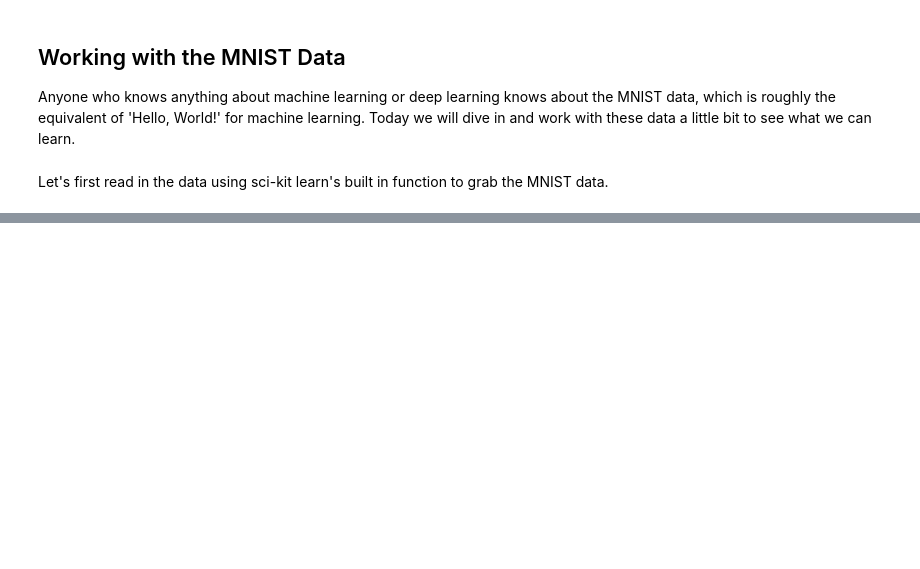
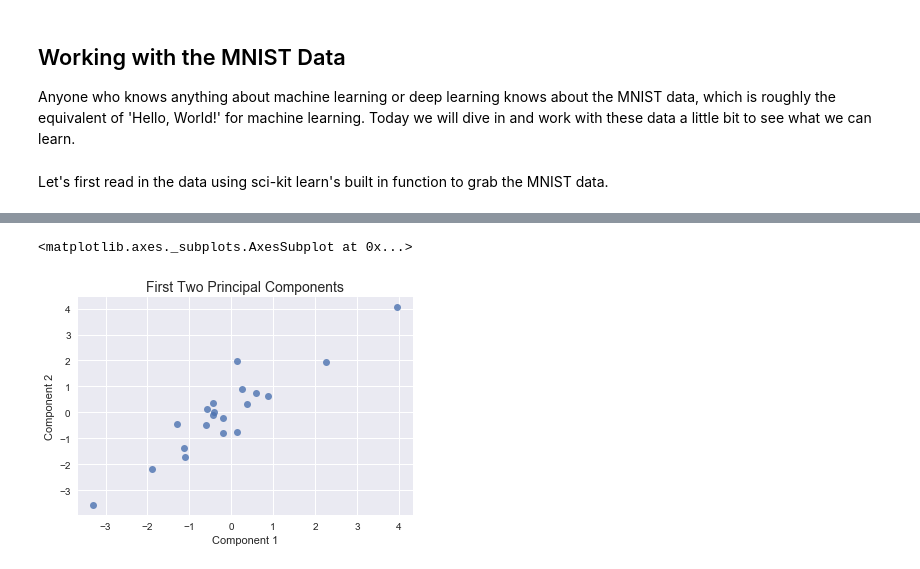
Before and after one commit to tseastmond/byu_econ_applied_machine_learning, a Jupyter notebook: homeworks/Homework_5.ipynb, the cells around one changed output, grey strips where cells are left out. Drawn from its saved outputs; the diff is of its cells as text; code cells hidden in the pictures; blank space fills up the shorter version.

```diff
--- a/homeworks/Homework_5.ipynb
+++ b/homeworks/Homework_5.ipynb
@@ -46,0 +57,15 @@ It looks like the elbow is around 18, so we will use 18 components for our PCA.
+# %%
+# First we will define the number of components. I am going to use 100 as a starting point.
+pca = PCA(n_components=20)
+
+# Now we fit the transformation to our data.
+X_pca = pca.fit_transform(X)
+
+# Plot the components.
+plt.title('First Two Principal Components', fontsize=14)
+plt.xlabel('Component 1')
+plt.ylabel('Component 2')
+sns.regplot(X_pca[0], X_pca[1], fit_reg=False)
+# %% [output]
+<matplotlib.axes._subplots.AxesSubplot at 0x...>
+[figure, added]
```
Also changed, not shown: parts of 36 cells of this notebook.
